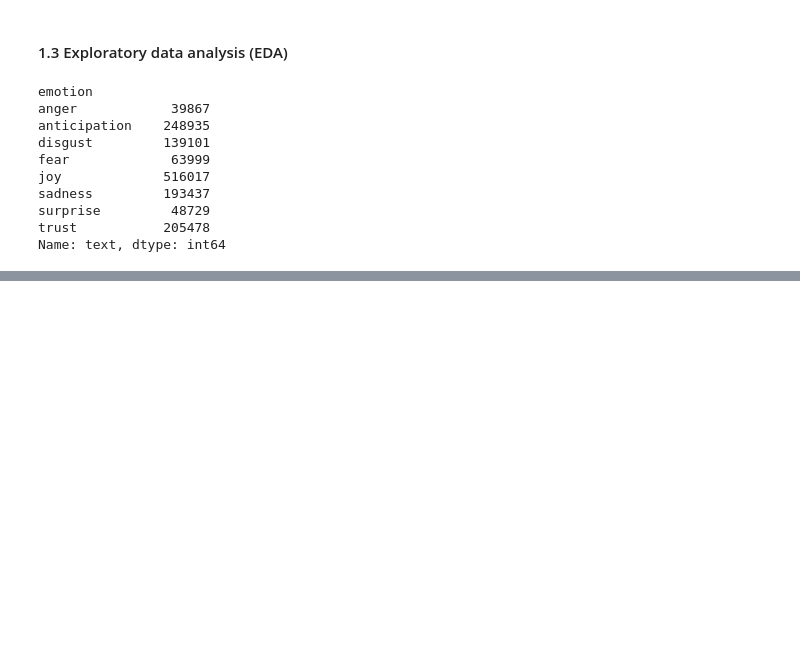
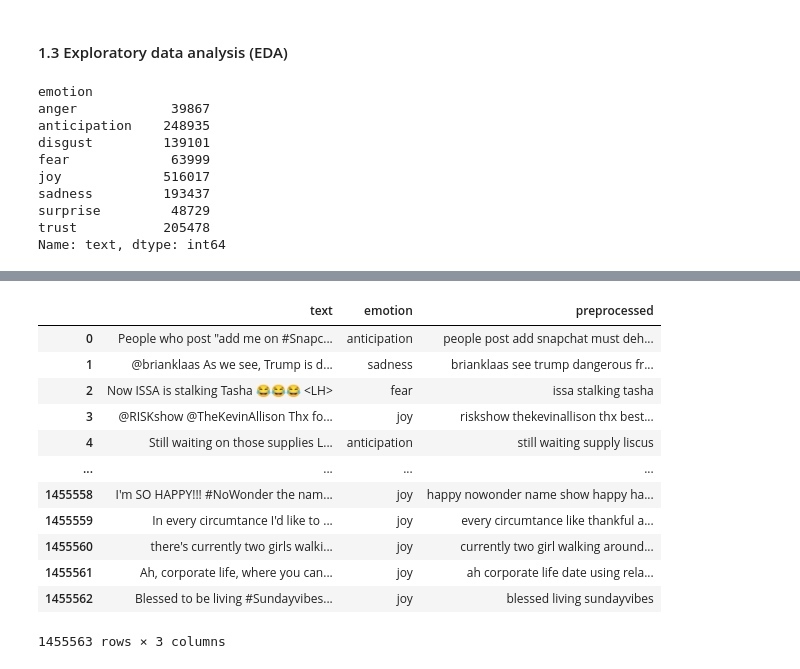
Before and after one commit to Keith-Saudjana/DM2024-Lab2-Homework, a Jupyter notebook: DM2024-Lab2-Homework.ipynb, the cells around one changed output, grey strips where cells are left out. Saved outputs shown, nothing was run; the diff lists cells and outputs as text; code cells hidden in the pictures; blank space fills up the shorter version.

```diff
--- a/DM2024-Lab2-Homework.ipynb
+++ b/DM2024-Lab2-Homework.ipynb
@@ -236,0 +368,19 @@ plt.show()
+# %%
+# create new feature for preprocessed texts
+preprocess_train_val_df['preprocessed'] = preprocess_text_optimized(preprocess_train_val_df['text'])
+# %%
+preprocess_train_val_df
+# %% [output]
+|  | text | emotion | preprocessed |
+| 0 | People who post "add me on #Snapc... | anticipation | people post add snapchat must deh... |
+| 1 | @brianklaas As we see, Trump is d... | sadness | brianklaas see trump dangerous fr... |
+| 2 | Now ISSA is stalking Tasha 😂😂😂 <LH> | fear | issa stalking tasha |
+| 3 | @RISKshow @TheKevinAllison Thx fo... | joy | riskshow thekevinallison thx best... |
+| 4 | Still waiting on those supplies L... | anticipation | still waiting supply liscus |
+| ... | ... | ... | ... |
+| 1455558 | I'm SO HAPPY!!! #NoWonder the nam... | joy | happy nowonder name show happy ha... |
+| 1455559 | In every circumtance I'd like to ... | joy | every circumtance like thankful a... |
+| 1455560 | there's currently two girls walki... | joy | currently two girl walking around... |
+| 1455561 | Ah, corporate life, where you can... | joy | ah corporate life date using rela... |
+| 1455562 | Blessed to be living #Sundayvibes... | joy | blessed living sundayvibes |
+1455563 rows × 3 columns
```
Also changed, not shown: parts of 73 cells of this notebook, 1 other file.
